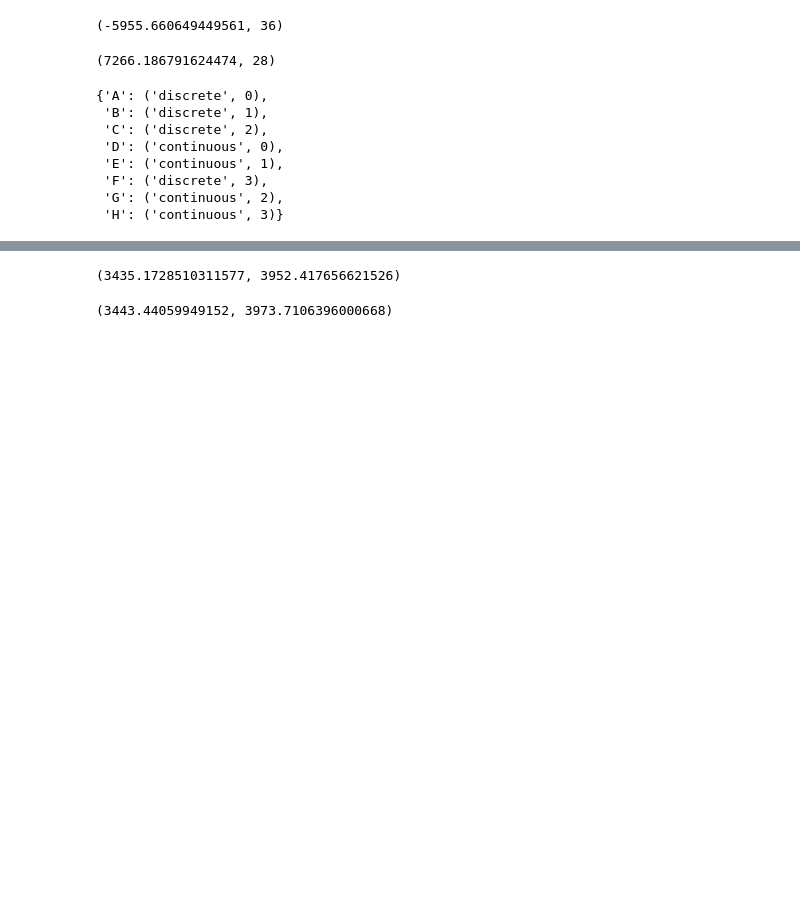
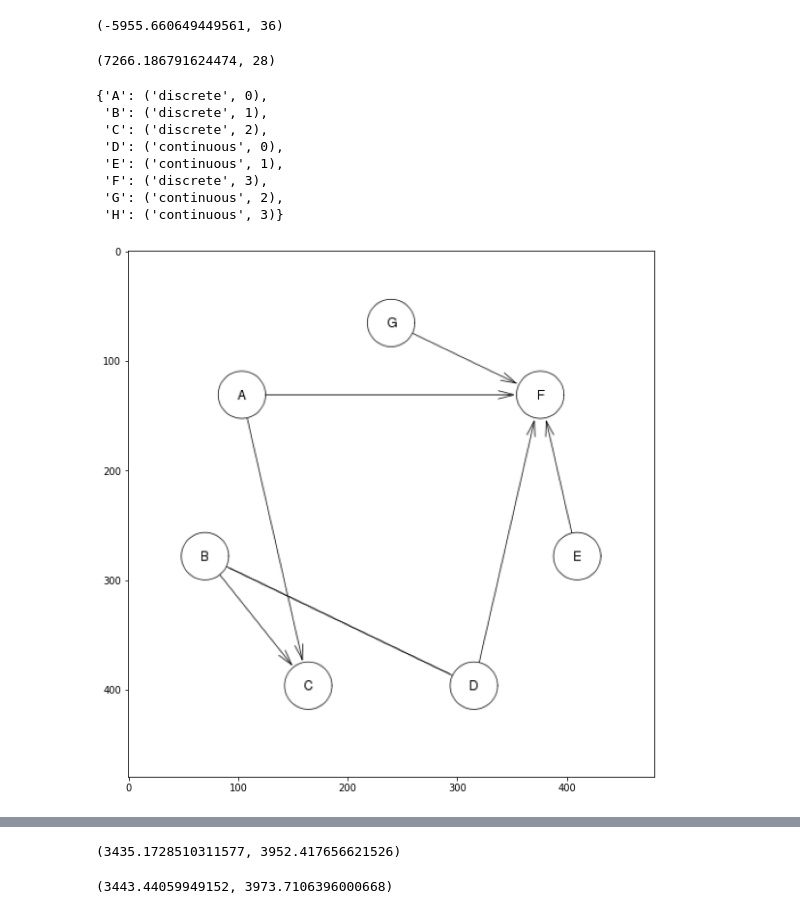
Before and after one commit to 2017Yasu/newPygobnilp, a Jupyter notebook: testMixedDataLearning.ipynb, the cells around one changed output, grey strips where cells are left out. Saved outputs shown, nothing was run; the diff lists cells and outputs as text; code cells hidden in the pictures; blank space fills up the shorter version.

```diff
--- a/testMixedDataLearning.ipynb
+++ b/testMixedDataLearning.ipynb
@@ -127,6 +136,13 @@ md._varidx
  'F': ('discrete', 3),
  'G': ('continuous', 2),
  'H': ('continuous', 3)}
+# %%
+fig = plt.figure(figsize=(10,10))
+ax = fig.add_subplot(111)
+img = mpimg.imread('gaussian.png')
+imgplot = ax.imshow(img)
+# %% [output]
+[figure, added]
 # %%
 m = Gobnilp()
 m.learn('gaussian.test', data_type='continuous', score='GaussianLL', palim=None)
```
Also changed, not shown: parts of 5 cells of this notebook.
